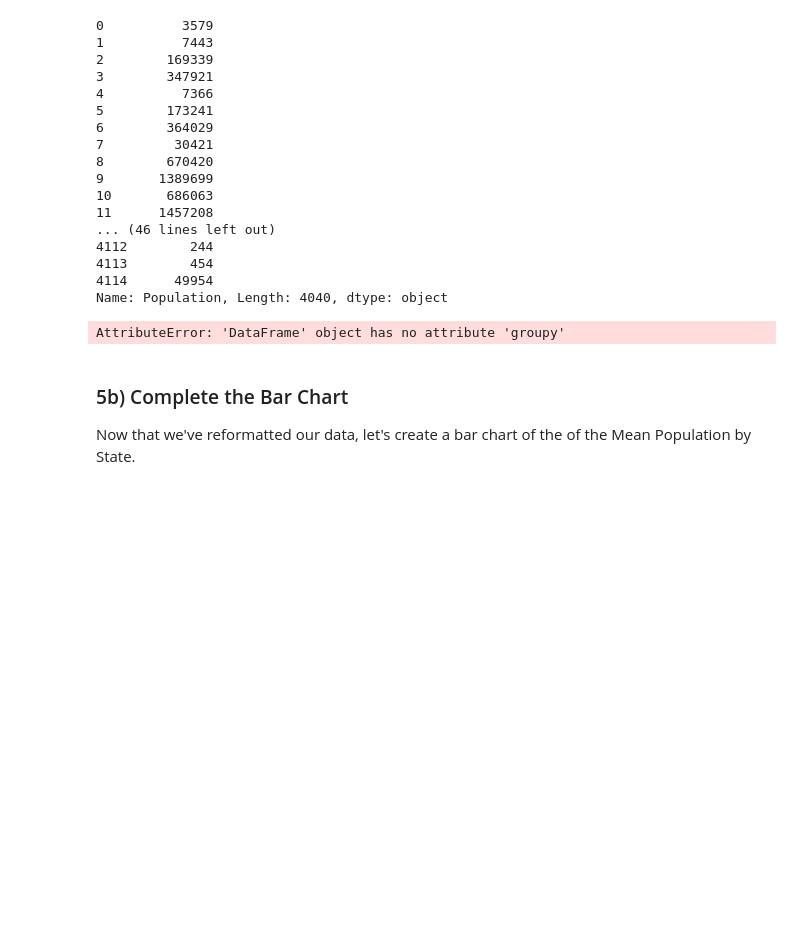
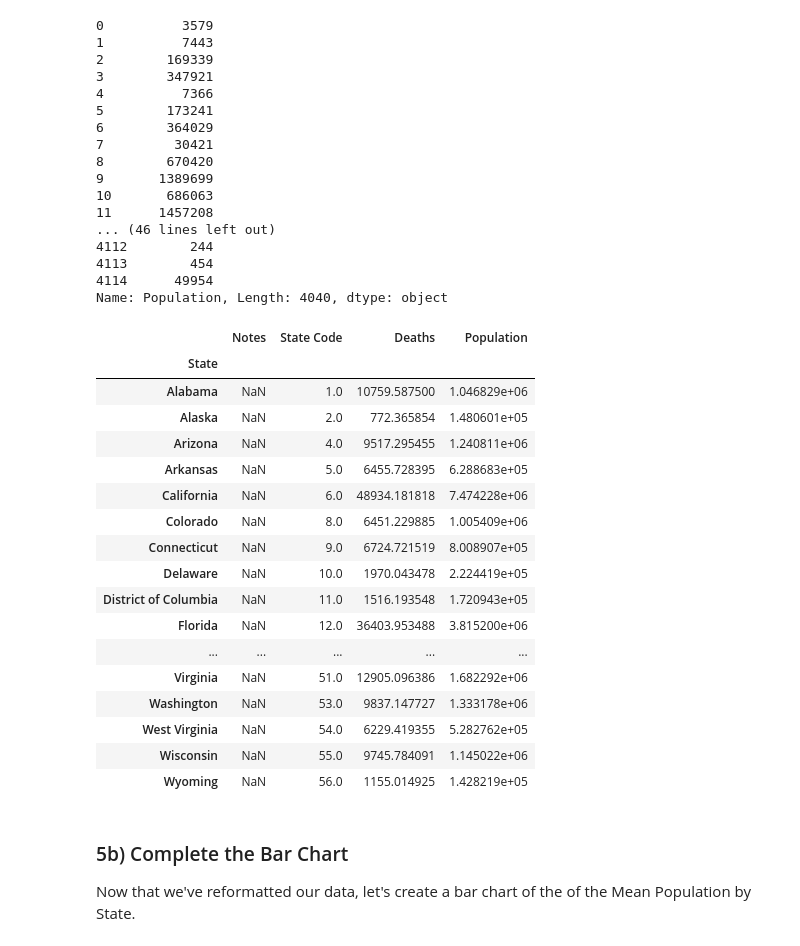
Before and after one commit to elenasm7/dsc-1-04-09-pivot-tables-with-pandas-lab-nyc-ds-career-012819, a Jupyter notebook: index.ipynb, the cells around one changed output. Cells and saved outputs as stored; diff of their text form; code cells hidden in the pictures; blank space fills up the shorter version.

```diff
--- a/index.ipynb
+++ b/index.ipynb
@@ -239,9 +239,26 @@ Name: Population, Length: 4040, dtype: object
 # %%
 df.Population = df.Population.apply(int)
 # %%
-df.groupy(['State']).mean()
+df.groupby(['State']).mean()
 # %% [output]
-AttributeError: 'DataFrame' object has no attribute 'groupy'
+|  | Notes | State Code | Deaths | Population |
+| State |  |  |  |  |
+| Alabama | NaN | 1.0 | 10759.587500 | 1.046829e+06 |
+| Alaska | NaN | 2.0 | 772.365854 | 1.480601e+05 |
+| Arizona | NaN | 4.0 | 9517.295455 | 1.240811e+06 |
+| Arkansas | NaN | 5.0 | 6455.728395 | 6.288683e+05 |
+| California | NaN | 6.0 | 48934.181818 | 7.474228e+06 |
+| Colorado | NaN | 8.0 | 6451.229885 | 1.005409e+06 |
+| Connecticut | NaN | 9.0 | 6724.721519 | 8.008907e+05 |
+| Delaware | NaN | 10.0 | 1970.043478 | 2.224419e+05 |
+| District of Columbia | NaN | 11.0 | 1516.193548 | 1.720943e+05 |
+| Florida | NaN | 12.0 | 36403.953488 | 3.815200e+06 |
+| ... | ... | ... | ... | ... |
+| Virginia | NaN | 51.0 | 12905.096386 | 1.682292e+06 |
+| Washington | NaN | 53.0 | 9837.147727 | 1.333178e+06 |
+| West Virginia | NaN | 54.0 | 6229.419355 | 5.282762e+05 |
+| Wisconsin | NaN | 55.0 | 9745.784091 | 1.145022e+06 |
+| Wyoming | NaN | 56.0 | 1155.014925 | 1.428219e+05 |
 # %% [markdown]
 ### 5b) Complete the Bar Chart
 
```
